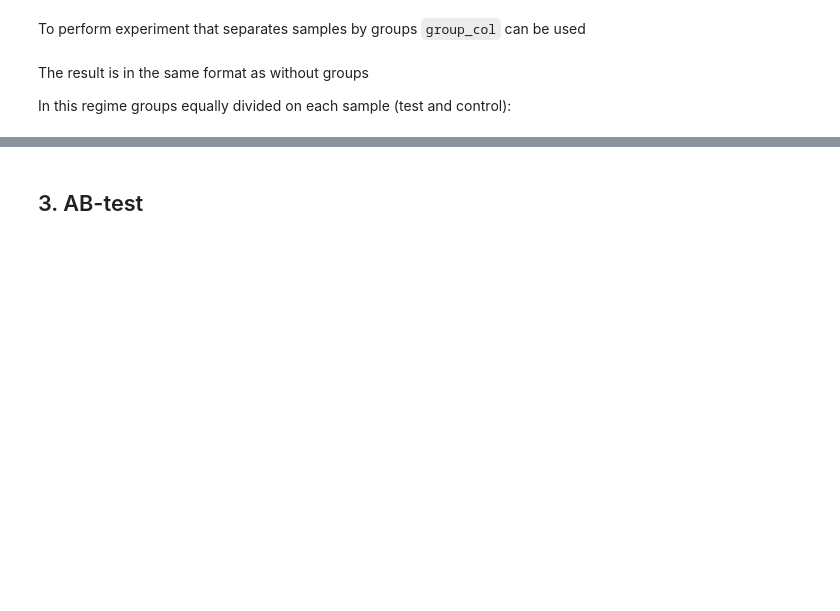
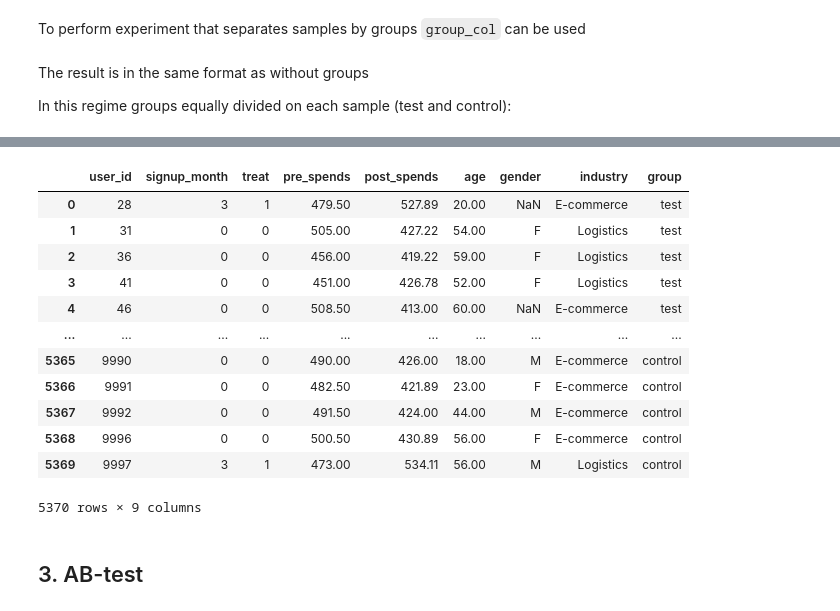
Before and after one commit to sb-ai-lab/LightAutoML, a Jupyter notebook: Tutorial_13_ABtesting.ipynb, the cells around one changed output, grey strips where cells are left out. Saved outputs shown, nothing was run; the diff lists cells and outputs as text; code cells hidden in the pictures; blank space fills up the shorter version.

```diff
--- a/Tutorial_13_ABtesting.ipynb
+++ b/Tutorial_13_ABtesting.ipynb
@@ -152,0 +154,10 @@ dict_of_datas[0].groupby(['industry', 'group'])[['user_id']].count()
+# %%
+info_cols = ['user_id', 'signup_month']
+target = ['post_spends', 'pre_spends']
+
+group_cols = 'industry'
+quant_field = "gender"
+# %%
+experiment = AATest(info_cols=info_cols, target_fields=target, group_cols=group_cols, quant_field=quant_field)
+# %%
+experiment_result, dict_of_datas = experiment.search_dist_uniform_sampling(data)
@@ -153,3 +192,19 @@ dict_of_datas[0].groupby(['industry', 'group'])[['user_id']].count()
+# %%
+dict_of_datas[0]
+# %% [output]
+|  | user_id | signup_month | treat | pre_spends | post_spends | age | gender | industry | group |
+| 0 | 28 | 3 | 1 | 479.50 | 527.89 | 20.00 | NaN | E-commerce | test |
+| 1 | 31 | 0 | 0 | 505.00 | 427.22 | 54.00 | F | Logistics | test |
+| 2 | 36 | 0 | 0 | 456.00 | 419.22 | 59.00 | F | Logistics | test |
+| 3 | 41 | 0 | 0 | 451.00 | 426.78 | 52.00 | F | Logistics | test |
+| 4 | 46 | 0 | 0 | 508.50 | 413.00 | 60.00 | NaN | E-commerce | test |
+| ... | ... | ... | ... | ... | ... | ... | ... | ... | ... |
+| 5365 | 9990 | 0 | 0 | 490.00 | 426.00 | 18.00 | M | E-commerce | control |
+| 5366 | 9991 | 0 | 0 | 482.50 | 421.89 | 23.00 | F | E-commerce | control |
+| 5367 | 9992 | 0 | 0 | 491.50 | 424.00 | 44.00 | M | E-commerce | control |
+| 5368 | 9996 | 0 | 0 | 500.50 | 430.89 | 56.00 | F | E-commerce | control |
+| 5369 | 9997 | 3 | 1 | 473.00 | 534.11 | 56.00 | M | Logistics | control |
+5370 rows × 9 columns
 # %% [markdown]
 ## 3. AB-test
 # %% [markdown]
```
Also changed, not shown: parts of 17 cells of this notebook, 2 other files.
